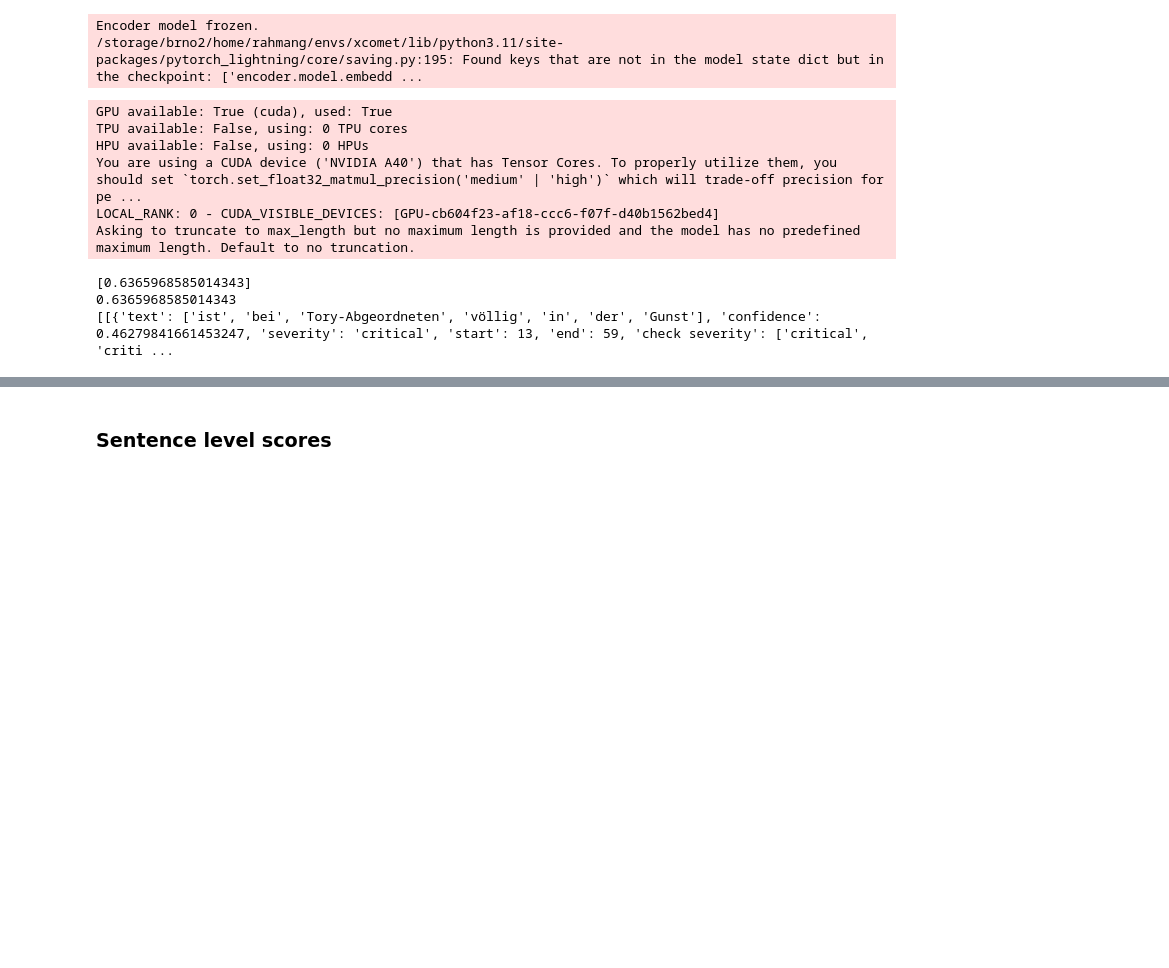
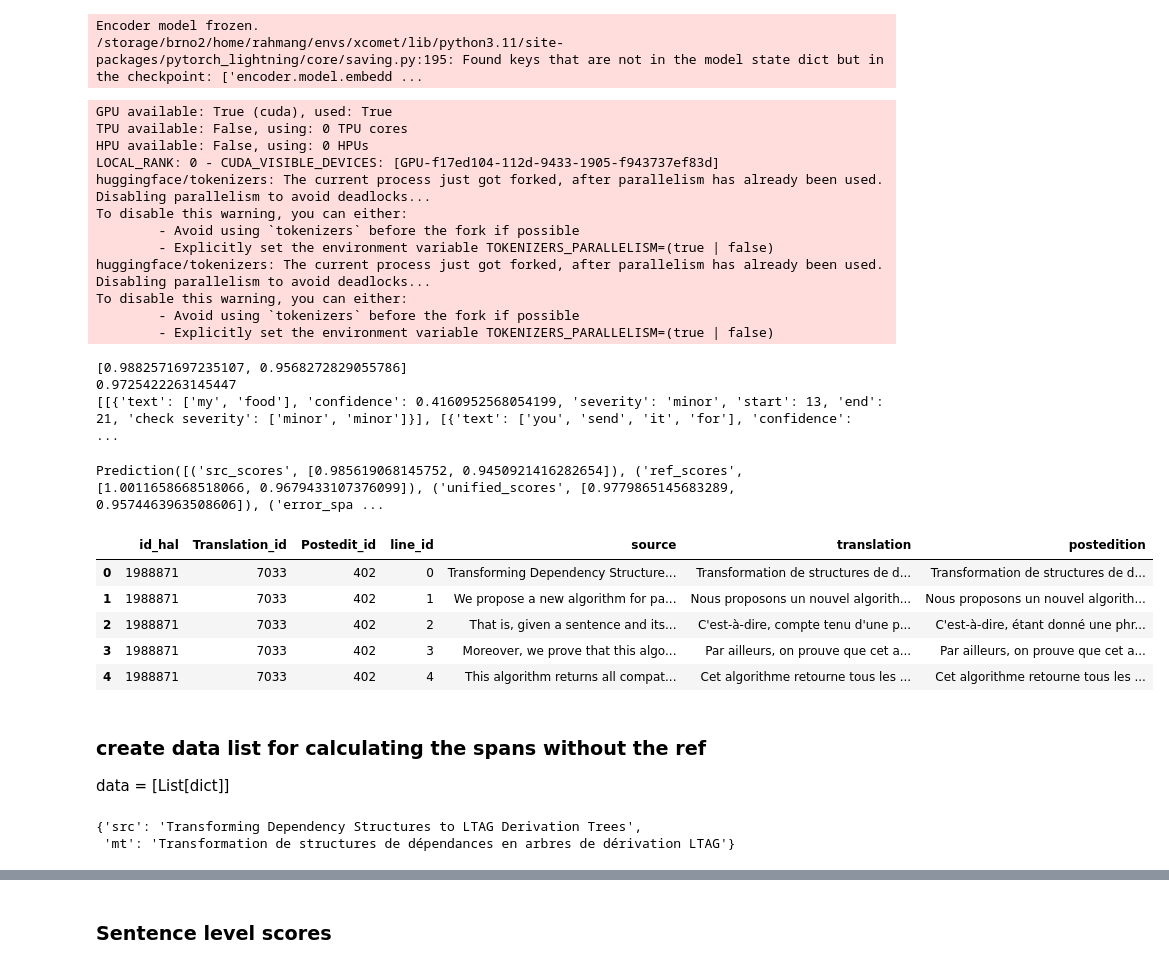
Before and after one commit to arafat04/COMET_GR, a Jupyter notebook: confidence_score_solved_final.ipynb, the cells around one changed output, grey strips where cells are left out. Saved outputs shown, nothing was run; the diff lists cells and outputs as text; code cells hidden in the pictures; blank space fills up the shorter version.

Commit message:
statistics for PET vs MT added - calculation of spans

```diff
--- a/confidence_score_solved_final.ipynb
+++ b/confidence_score_solved_final.ipynb
@@ -151,25 +151,34 @@ data = [
         "ref": "Pour ce faire, nous proposons de mettre en correspondance les éléments de l'ontologie avec des connaissances multilingues définies dans une ontologie SKOS."
     }
 ]
+data = [
+    {
+        "src": "10 到 15 分钟可以送到吗",
+        "mt": "Can I receive my food in 10 to 15 minutes?",
+        "ref": "Can it be delivered between 10 to 15 minutes?"
+    },
+    {
+        "src": "Pode ser entregue dentro de 10 a 15 minutos?",
+        "mt": "Can you send it for 10 to 15 minutes?",
+        "ref": "Can it be delivered between 10 to 15 minutes?"
+    }
+]
 # data = [
 #     {
-#         "src": "10 到 15 分钟可以送到吗",
-#         "mt": "Can I receive my food in 10 to 15 minutes?",
-#         #"ref": "Can it be delivered between 10 to 15 minutes?"
-#     },
-#     {
-#         "src": "Pode ser entregue dentro de 10 a 15 minutos?",
-#         "mt": "Can you send it for 10 to 15 minutes?",
-#         #"ref": "Can it be delivered between 10 to 15 minutes?"
+#         "src": "Boris Johnson teeters on edge of favour with Tory MPs",
+#         "mt": "Boris Johnsons Beliebtheit bei Tory-Abgeordneten völlig in der Gunst",
+#         "ref": "Boris Johnsons Beliebtheit bei Tory-MPs steht auf der Kippe"
 #     }
 # ]
-data = [
-    {
-        "src": "Boris Johnson teeters on edge of favour with Tory MPs",
-        "mt": "Boris Johnson ist bei Tory-Abgeordneten völlig in der Gunst",
-        "ref": "Boris Johnsons Beliebtheit bei Tory-MPs steht auf der Kippe"
-    }
-]
+# data = [
+#     {
+#         "src": "",
+#         "mt" : "",
+#         "ref": ""
+
+
+#     }
+# ]
 model_output = model.predict(data, batch_size=8, gpus=1)
 # Segment-level scores
 print (model_output.scores)
@@ -183,9 +192,32 @@ print (model_output.metadata.error_spans)
 GPU available: True (cuda), used: True
 TPU available: False, using: 0 TPU cores
 HPU available: False, using: 0 HPUs
-You are using a CUDA device ('NVIDIA A40') that has Tensor Cores. To properly utilize them, you should set `torch.set_float32_matmul_precision('medium' | 'high')` which will trade-off precision for pe ...
-LOCAL_RANK: 0 - CUDA_VISIBLE_DEVICES: [GPU-cb604f23-af18-ccc6-f07f-d40b1562bed4]
-Asking to truncate to max_length but no maximum length is provided and the model has no predefined maximum length. Default to no truncation.
+LOCAL_RANK: 0 - CUDA_VISIBLE_DEVICES: [GPU-f17ed104-112d-9433-1905-f943737ef83d]
+huggingface/tokenizers: The current process just got forked, after parallelism has already been used. Disabling parallelism to avoid deadlocks...
+To disable this warning, you can either:
+        - Avoid using `tokenizers` before the fork if possible
+        - Explicitly set the environment variable TOKENIZERS_PARALLELISM=(true | false)
+huggingface/tokenizers: The current process just got forked, after parallelism has already been used. Disabling parallelism to avoid deadlocks...
+To disable this warning, you can either:
+        - Avoid using `tokenizers` before the fork if possible
+        - Explicitly set the environment variable TOKENIZERS_PARALLELISM=(true | false)
-[0.6365968585014343]
-0.6365968585014343
-[[{'text': ['ist', 'bei', 'Tory-Abgeordneten', 'völlig', 'in', 'der', 'Gunst'], 'confidence': 0.46279841661453247, 'severity': 'critical', 'start': 13, 'end': 59, 'check severity': ['critical', 'criti ...
+[0.9882571697235107, 0.9568272829055786]
+0.9725422263145447
+[[{'text': ['my', 'food'], 'confidence': 0.4160952568054199, 'severity': 'minor', 'start': 13, 'end': 21, 'check severity': ['minor', 'minor']}], [{'text': ['you', 'send', 'it', 'for'], 'confidence':  ...
+# %%
+print (model_output.metadata)
+# %% [output]
+Prediction([('src_scores', [0.985619068145752, 0.9450921416282654]), ('ref_scores', [1.0011658668518066, 0.9679433107376099]), ('unified_scores', [0.9779865145683289, 0.9574463963508606]), ('error_spa ...
+# %%
+df.head()
+# %% [output]
+|  | id_hal | Translation_id | Postedit_id | line_id | source | translation | postedition |
+| 0 | 1988871 | 7033 | 402 | 0 | Transforming Dependency Structure... | Transformation de structures de d... | Transformation de structures de d... |
+| 1 | 1988871 | 7033 | 402 | 1 | We propose a new algorithm for pa... | Nous proposons un nouvel algorith... | Nous proposons un nouvel algorith... |
+| 2 | 1988871 | 7033 | 402 | 2 | That is, given a sentence and its... | C'est-à-dire, compte tenu d'une p... | C'est-à-dire, étant donné une phr... |
+| 3 | 1988871 | 7033 | 402 | 3 | Moreover, we prove that this algo... | Par ailleurs, on prouve que cet a... | Par ailleurs, on prouve que cet a... |
+| 4 | 1988871 | 7033 | 402 | 4 | This algorithm returns all compat... | Cet algorithme retourne tous les ... | Cet algorithme retourne tous les ... |
+# %% [markdown]
+### create data list for calculating the spans without the ref
+
+data = [List[dict]]
@@ -191,0 +241,5 @@ Asking to truncate to max_length but no maximum length is provided and the model
+# %%
+data[0]
+# %% [output]
+{'src': 'Transforming Dependency Structures to LTAG Derivation Trees',
+ 'mt': 'Transformation de structures de dépendances en arbres de dérivation LTAG'}
```
Also changed, not shown: parts of 4 cells of this notebook.
